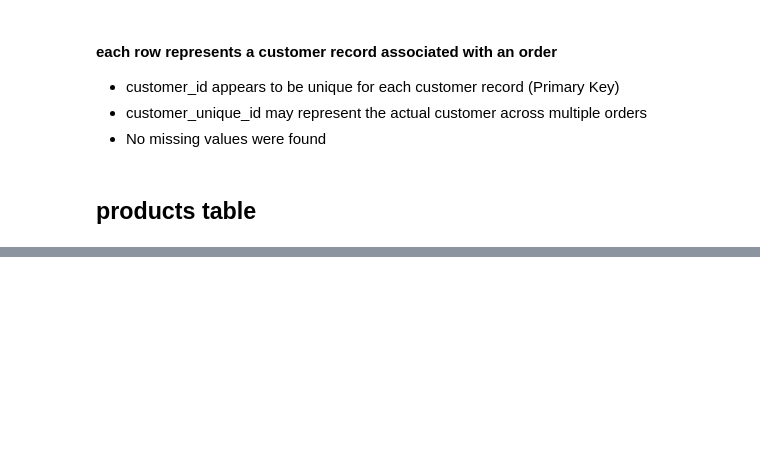
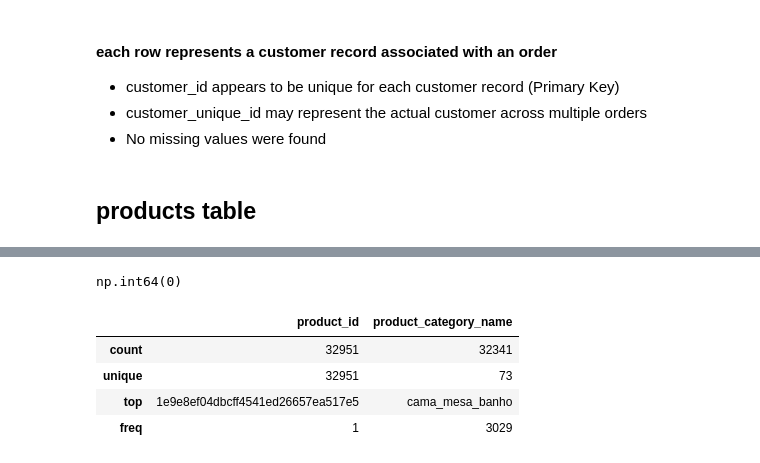
Before and after one commit to AminrezaAman/brazilian-ecommerce-analytics, a Jupyter notebook: notebooks/01_data_understanding.ipynb, the cells around one changed output, grey strips where cells are left out. Drawn from its saved outputs; the diff is of its cells as text; code cells hidden in the pictures; blank space fills up the shorter version.

```diff
--- a/notebooks/01_data_understanding.ipynb
+++ b/notebooks/01_data_understanding.ipynb
@@ -221,0 +268,12 @@ customer_id_dup: 0
+# %%
+df_products.duplicated(subset=['product_id']).sum()
+# %% [output]
+np.int64(0)
+# %%
+df_products.describe(include='object')
+# %% [output]
+|  | product_id | product_category_name |
+| count | 32951 | 32341 |
+| unique | 32951 | 73 |
+| top | 1e9e8ef04dbcff4541ed26657ea517e5 | cama_mesa_banho |
+| freq | 1 | 3029 |
```
Also changed, not shown: parts of 4 cells of this notebook.
